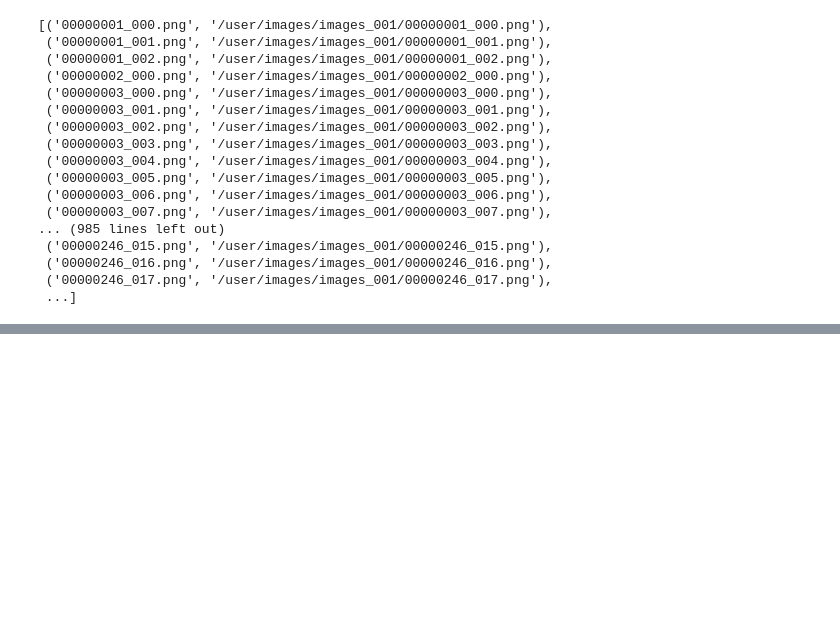
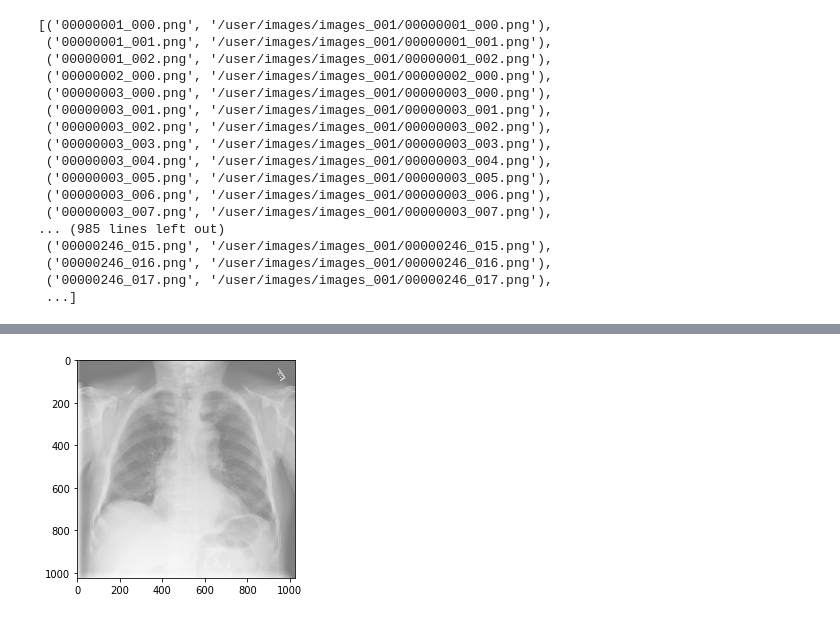
Before and after one commit to pmanion0/xrayproj, a Jupyter notebook: Xray PyTorch.ipynb, the cells around one changed output, grey strips where cells are left out. Saved outputs shown, nothing was run; the diff lists cells and outputs as text; code cells hidden in the pictures; blank space fills up the shorter version.

```diff
--- a/Xray PyTorch.ipynb
+++ b/Xray PyTorch.ipynb
@@ -460,0 +456,7 @@ len(img_data)
+# %%
+# Create the Xray dataset to train on
+img_transforms = transforms.Compose([transforms.Scale(1024),transforms.ToTensor()])
+
+img_data = XrayImageSet(image_root = '/user/images/',
+                       csv_file = '/user/img_details.csv',
+                       transform = img_transforms)
@@ -460,0 +489,17 @@ len(img_data)
+# %%
+def imshow(inp, title=None):
+    """Imshow for Tensor."""
+    inp = inp[0]
+    inp = inp.numpy().transpose((1, 2, 0))
+    mean = np.array([0.5, 0.5, 0.5])
+    std = np.array([0.5, 0.5, 0.5])
+    inp = std * inp + mean
+    inp = np.clip(inp, 0, 1)
+    plt.imshow(inp)
+    if title is not None:
+        plt.title(title)
+    plt.pause(0.001)  # pause a bit so that plots are updated
+# %%
+imshow(img_data[30])
+# %% [output]
+[figure, added]
```
Also changed, not shown: parts of 13 cells of this notebook.
